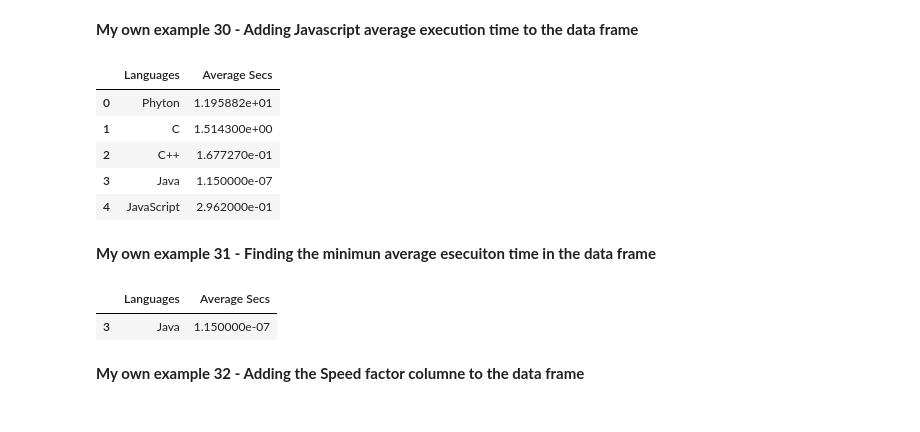
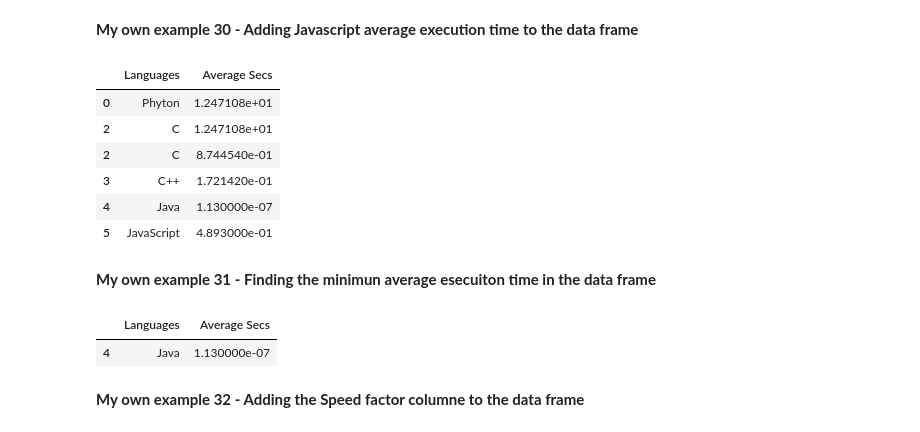
Before and after one commit to JuanXo375/AlgorithmsUN2023I, a Jupyter notebook: Lab2/Lab2.ipynb, the cells around one changed output. Drawn from its saved outputs; the diff is of its cells as text; code cells hidden in the pictures.

```diff
--- a/Lab2/Lab2.ipynb
+++ b/Lab2/Lab2.ipynb
@@ -424,7 +471,7 @@ fortran_dot_product(array_data, array_data)
 
 **My own example 18 - Adding Fortran average execution time to the data frame**
 # %%
-nuevo_elemento = pd.DataFrame({'Languages': 'Fortran', 'Average Secs': }, index=[5])
+nuevo_elemento = pd.DataFrame({'Languages': 'Fortran', 'Average Secs': }, index=[1])
 
 df = pd.concat([df, nuevo_elemento])
 
@@ -521,6 +570,8 @@ Overwriting tmpc.c
 # %% [markdown]
 **My own example 21 - Adding c average execution time to the data frame**
 # %%
-nuevo_elemento = pd.DataFrame({'Languages': 'C', 'Average Secs': 1.514300}, index=[1])
+nuevo_elemento = pd.DataFrame({'Languages': 'C', 'Average Secs': 0.874454}, index=[2])
 
 df = pd.concat([df, nuevo_elemento])
+
+df
@@ -606,7 +656,7 @@ Writing tmpcc.cc
 # %% [markdown]
 **My own example 24 - Adding C++ average execution time to the data frame**
 # %%
-nuevo_elemento = pd.DataFrame({'Languages': 'C++', 'Average Secs': 0.167727}, index=[2])
+nuevo_elemento = pd.DataFrame({'Languages': 'C++', 'Average Secs': 0.172142}, index=[3])
 
 df = pd.concat([df, nuevo_elemento])
 
@@ -691,7 +742,7 @@ Writing Main.java
 # %% [markdown]
 **My own example 27 - Adding Java average execution time to the data frame**
 # %%
-nuevo_elemento = pd.DataFrame({'Languages': 'Java', 'Average Secs': 0.000000115}, index=[3])
+nuevo_elemento = pd.DataFrame({'Languages': 'Java', 'Average Secs': 0.000000113}, index=[4])
 
 df = pd.concat([df, nuevo_elemento])
 
@@ -771,18 +823,19 @@ Overwriting tmp.js
 # %% [markdown]
 **My own example 30 - Adding Javascript average execution time to the data frame**
 # %%
-nuevo_elemento = pd.DataFrame({'Languages': 'JavaScript', 'Average Secs': 0.2962}, index=[4])
+nuevo_elemento = pd.DataFrame({'Languages': 'JavaScript', 'Average Secs': 0.4893}, index=[5])
 
 df = pd.concat([df, nuevo_elemento])
 
 df
 # %% [output]
 |  | Languages | Average Secs |
-| 0 | Phyton | 1.195882e+01 |
-| 1 | C | 1.514300e+00 |
-| 2 | C++ | 1.677270e-01 |
-| 3 | Java | 1.150000e-07 |
-| 4 | JavaScript | 2.962000e-01 |
+| 0 | Phyton | 1.247108e+01 |
+| 2 | C | 1.247108e+01 |
+| 2 | C | 8.744540e-01 |
+| 3 | C++ | 1.721420e-01 |
+| 4 | Java | 1.130000e-07 |
+| 5 | JavaScript | 4.893000e-01 |
 # %% [markdown]
 **My own example 31 - Finding the minimun average esecuiton time in the data frame**
 # %%
@@ -791,6 +844,6 @@ tiempo_minimo = df.loc[df['Average Secs'] == min_time]
 tiempo_minimo
 # %% [output]
 |  | Languages | Average Secs |
-| 3 | Java | 1.150000e-07 |
+| 4 | Java | 1.130000e-07 |
 # %% [markdown]
 **My own example 32 - Adding the Speed factor columne to the data frame**
```
Also changed, not shown: parts of 45 cells of this notebook.
